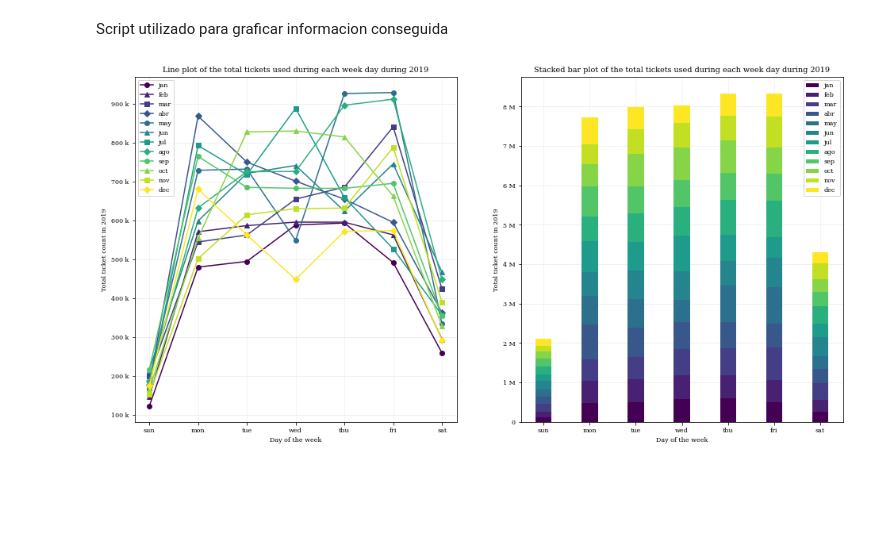
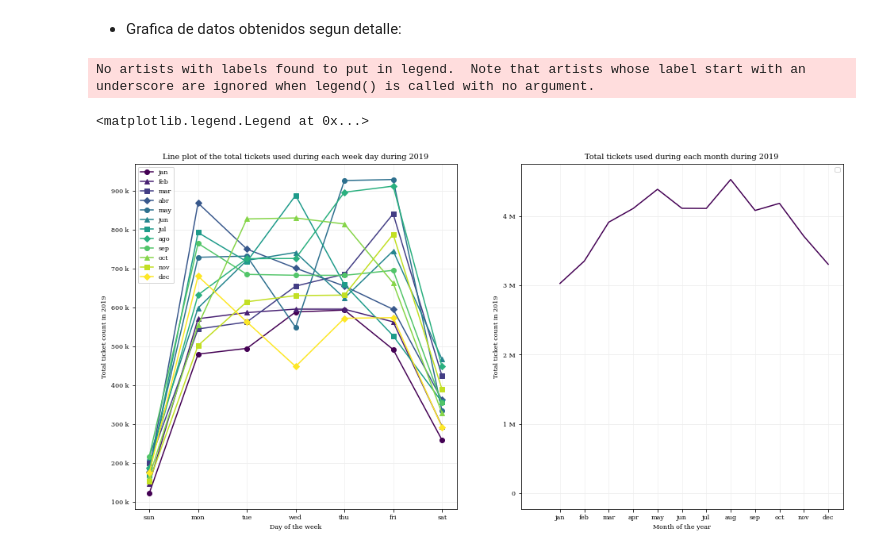
Before and after one commit to ekocian/mentoria-transporte-urbano-g1, a Jupyter notebook: entregable_1.ipynb, the cells around one changed output. Saved outputs shown, nothing was run; the diff lists cells and outputs as text; code cells hidden in the pictures; blank space fills up the shorter version.

```diff
--- a/entregable_1.ipynb
+++ b/entregable_1.ipynb
@@ -56,9 +87,9 @@ with open('numtickets-day-month.csv', 'w') as file:
-# %% [markdown]
-Script utilizado para graficar informacion conseguida
+# %% [markdown]
+- Grafica de datos obtenidos segun detalle:
 # %%
 
-# this file plots the data parsed and saved by the numtickets-day-month-preprocessor script
-# the code can be easily adapted to plot any other csv (e.g., classifications by bus line)
+# En base a los datos obtenidos en ./processed-data/numtickets-day-month.csv
+# realizamos dos graficos, uno discriminado por dia de la semana y otro por mes del año
 
 import csv
 
@@ -68,7 +99,8 @@ with open("processed-data/numtickets-day-month.csv", 'r') as file:
     numtickets = list(csv_reader)
 
 # map to int
-numtickets = [[int(num) for num in sub] for sub in numtickets]
+acc_month = [int(sub[1]) for sub in numtickets[1:]]
+numtickets = [[int(num) for num in sub[2:]] for sub in numtickets[1:]]
 
 # plot config: two plots side by side
 import matplotlib.pyplot as plt
@@ -102,61 +134,41 @@ axs[0].plot(range(1,8), numtickets[0], marker='o', color=color_map(0), label='ja
 axs[0].plot(range(1,8), numtickets[1], marker='^', color=color_map(1), label='feb')
 axs[0].plot(range(1,8), numtickets[2], marker='s', color=color_map(2), label='mar')
 axs[0].plot(range(1,8), numtickets[3], marker='D', color=color_map(3), label='abr')
 axs[0].plot(range(1,8), numtickets[4], marker='o', color=color_map(4), label='may')
 axs[0].plot(range(1,8), numtickets[5], marker='^', color=color_map(5), label='jun')
 axs[0].plot(range(1,8), numtickets[6], marker='s', color=color_map(6), label='jul')
 axs[0].plot(range(1,8), numtickets[7], marker='D', color=color_map(7), label='ago')
 axs[0].plot(range(1,8), numtickets[8], marker='o', color=color_map(8), label='sep')
 axs[0].plot(range(1,8), numtickets[9], marker='^', color=color_map(9), label='oct')
 axs[0].plot(range(1,8), numtickets[10], marker='s', color=color_map(10), label='nov')
 axs[0].plot(range(1,8), numtickets[11], marker='D', color=color_map(11), label='dec')
 
 axs[0].legend()
 
 # plot 2) stacked bar plot
 axs[1].grid(axis='x', which='both', color='0.95')
 axs[1].grid(axis='y', which='major', color='0.93')
 axs[1].grid(axis='y', which='minor', color='0.96')
 
 # use k for thousends in y axis
 axs[1].yaxis.set_major_formatter(ticker.EngFormatter())
 
-axs[1].set_title("Stacked bar plot of the total tickets used during each week day during 2019")
-axs[1].set_xlabel("Day of the week")
+axs[1].set_title("Total tickets used during each month during 2019")
+axs[1].set_xlabel("Month of the year")
 axs[1].set_ylabel("Total ticket count in 2019")
-axs[1].xaxis.set_ticks([0,1,2,3,4,5,6,7])
-axs[1].set_xticklabels(['','sun','mon','tue','wed','thu','fri','sat'])
+axs[1].xaxis.set_ticks([1,2,3,4,5,6,7,8,9,10,11,12])
+axs[1].set_xticklabels(['jan','feb','mar','apr','may','jun','jul','aug','sep','oct','nov','dec'])
 
 # plot data from 12 months
 width = 0.35
-axs[1].bar(range(1,8), numtickets[0], width, color=color_map(0), zorder=10, label='jan')
-bottom = numtickets[0]
-axs[1].bar(range(1,8), numtickets[1], width, color=color_map(1), zorder=10, label='feb', bottom=bottom)
-bottom = [a + b for a, b in zip(bottom, numtickets[1])]
-axs[1].bar(range(1,8), numtickets[2], width, color=color_map(2), zorder=10, label='mar', bottom=bottom)
-bottom = [a + b for a, b in zip(bottom, numtickets[2])]
-axs[1].bar(range(1,8), numtickets[3], width, color=color_map(3), zorder=10, label='abr', bottom=bottom)
-bottom = [a + b for a, b in zip(bottom, numtickets[3])]
-axs[1].bar(range(1,8), numtickets[4], width, color=color_map(4), zorder=10, label='may', bottom=bottom)
-bottom = [a + b for a, b in zip(bottom, numtickets[4])]
-axs[1].bar(range(1,8), numtickets[5], width, color=color_map(5), zorder=10, label='jun', bottom=bottom)
-bottom = [a + b for a, b in zip(bottom, numtickets[5])]
-axs[1].bar(range(1,8), numtickets[6], width, color=color_map(6), zorder=10, label='jul', bottom=bottom)
-bottom = [a + b for a, b in zip(bottom, numtickets[6])]
-axs[1].bar(range(1,8), numtickets[7], width, color=color_map(7), zorder=10, label='ago', bottom=bottom)
-bottom = [a + b for a, b in zip(bottom, numtickets[7])]
-axs[1].bar(range(1,8), numtickets[8], width, color=color_map(8), zorder=10, label='sep', bottom=bottom)
-bottom = [a + b for a, b in zip(bottom, numtickets[8])]
-axs[1].bar(range(1,8), numtickets[9], width, color=color_map(9), zorder=10, label='oct', bottom=bottom)
-bottom = [a + b for a, b in zip(bottom, numtickets[9])]
-axs[1].bar(range(1,8), numtickets[10], width, color=color_map(10), zorder=10, label='nov', bottom=bottom)
-bottom = [a + b for a, b in zip(bottom, numtickets[10])]
-axs[1].bar(range(1,8), numtickets[11], width, color=color_map(11), zorder=10, label='dec', bottom=bottom)
+axs[1].plot(range(1,13), acc_month, width, color=color_map(0))
 
 axs[1].legend()
 
-# save figure
-plt.savefig("processed-data/numtickets-day-month.png", format='png')
-plt.savefig("processed-data/numtickets-day-month.pdf", format='pdf')
+# # save figure
+# plt.savefig("processed-data/numtickets-day-month.png", format='png')
+# plt.savefig("processed-data/numtickets-day-month.pdf", format='pdf')
 # %% [output]
+No artists with labels found to put in legend.  Note that artists whose label start with an underscore are ignored when legend() is called with no argument.
+<matplotlib.legend.Legend at 0x...>
-[figure, old version]
+[figure, new version]
```
Also changed, not shown: parts of 3 cells of this notebook, 2 other files.
